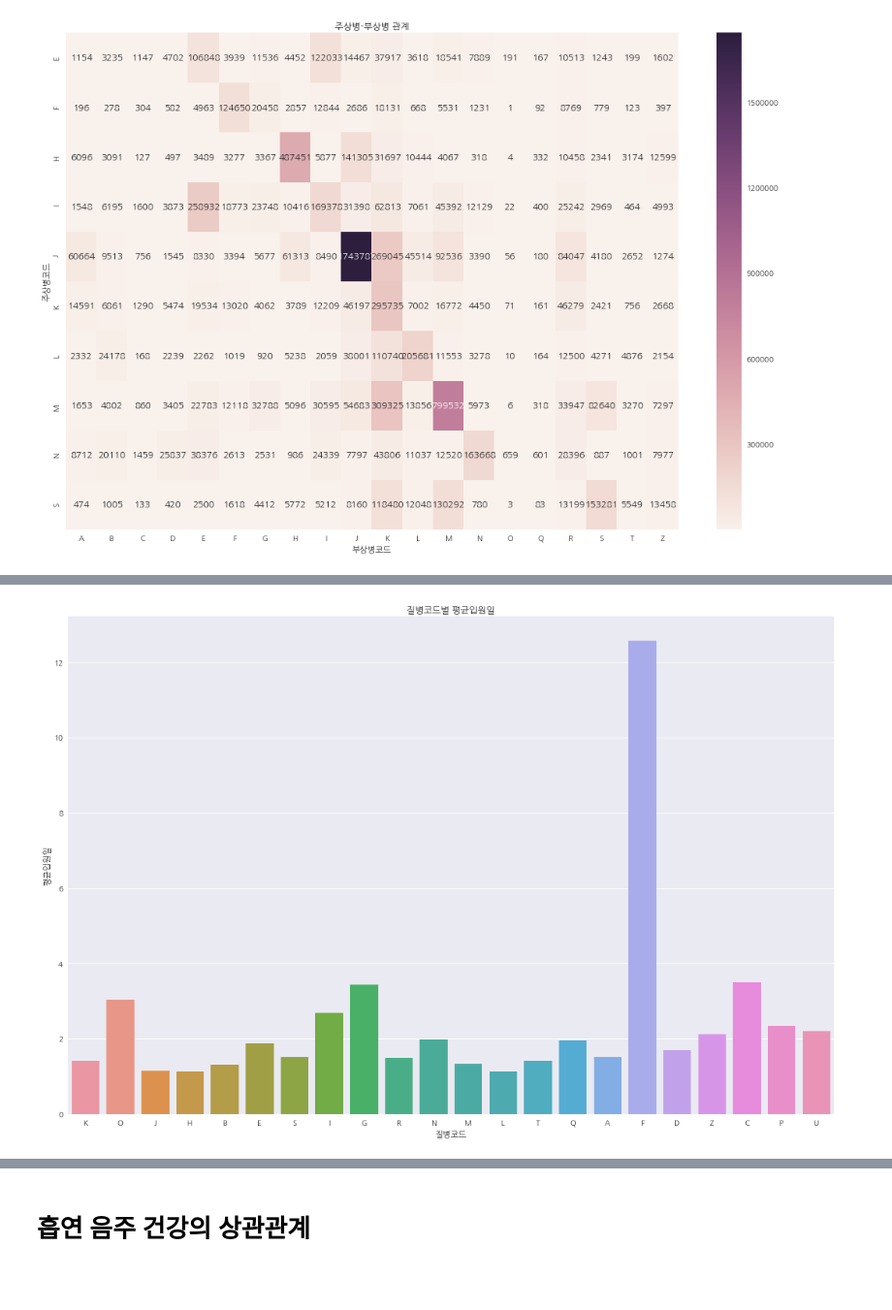
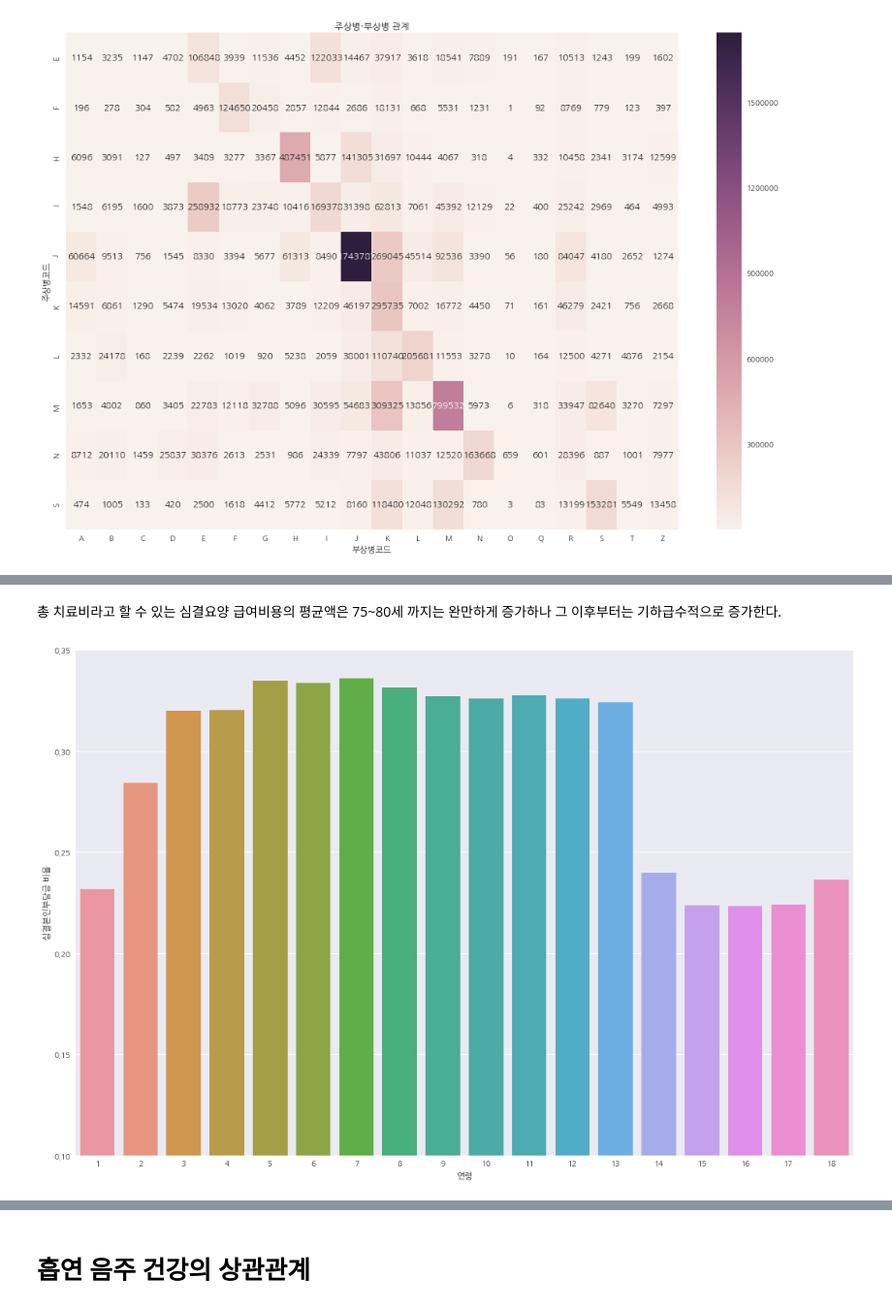
Before and after one commit to yolo0220/National_Health_Insurance_Sharing_Service_Project, a Jupyter notebook: Exploratory_Data_Analysis.ipynb, the cells around one changed output, grey strips where cells are left out. Shown at 97% size. Saved outputs shown, nothing was run; the diff lists cells and outputs as text; code cells hidden in the pictures; blank space fills up the shorter version.

```diff
--- a/Exploratory_Data_Analysis.ipynb
+++ b/Exploratory_Data_Analysis.ipynb
@@ -445,9 +521,15 @@ plt.show()
+# %% [markdown]
+총 치료비라고 할 수 있는 심결요양 급여비용의 평균액은 75~80세 까지는 완만하게 증가하나 그 이후부터는 기하급수적으로 증가한다.
 # %%
+#연령별 심결본인부담금 비율
+payment_by_age_ratio = t20.loc[:,['AGE_GROUP' ,'EDEC_TRAMT', 'EDEC_SBRDN_AMT']]
+payment_by_age_ratio['ratio'] = payment_by_age_ratio['EDEC_SBRDN_AMT'] / payment_by_age_ratio['EDEC_TRAMT']
+
 plt.figure(figsize=(18, 12))
-sns.barplot(x="MAIN_SICK_CODE", y="RECN", data=t20, ci=None)
-plt.title(u"질병코드별 평균입원일")
-plt.xlabel(u"질병코드")
-plt.ylabel(u"평균입원일")
+sns.barplot(x = "AGE_GROUP", y = 'ratio', ci = None, data = payment_by_age_ratio)
+plt.xlabel(u'연령')
+plt.ylabel(u'심결본인부담금 비율')
+plt.ylim(0.1, 0.35)
 plt.show()
 # %% [output]
-[figure, old version]
+[figure, new version]
```
Also changed, not shown: parts of 40 cells of this notebook.
